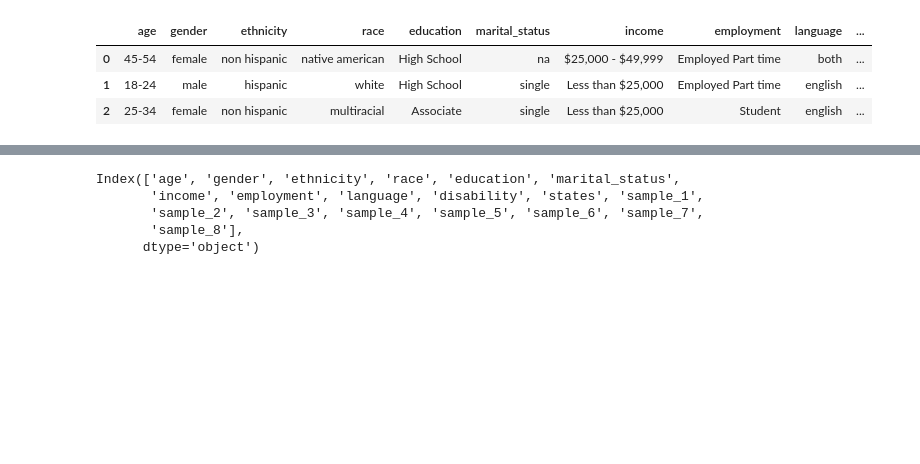
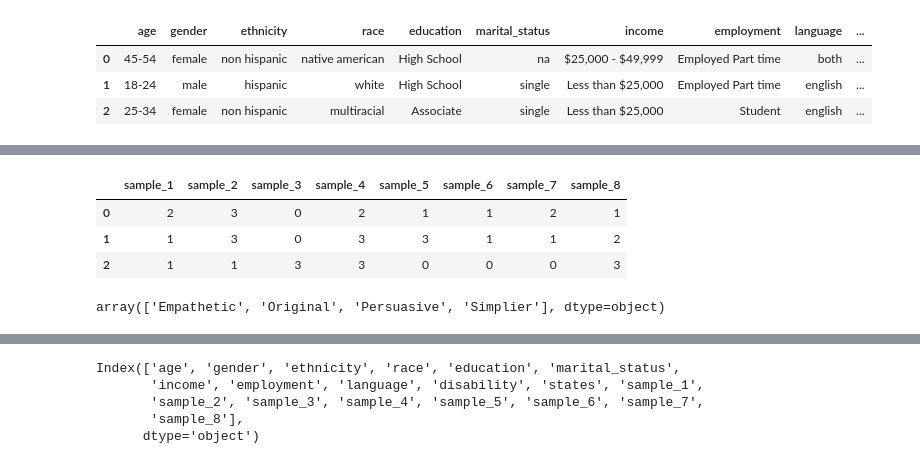
Before and after one commit to esoto15/text-tone-preference-analysis, a Jupyter notebook: main.ipynb, the cells around one changed output, grey strips where cells are left out. Drawn from its saved outputs; the diff is of its cells as text; code cells hidden in the pictures; blank space fills up the shorter version.

```diff
--- a/main.ipynb
+++ b/main.ipynb
@@ -32,0 +61,13 @@ df.head(3)
+# %%
+from sklearn.preprocessing import LabelEncoder
+
+# Create an instance of LabelEncoder
+encoder = LabelEncoder()
+tones['sample_1'] = encoder.fit_transform(tones['sample_1'])
+tones['sample_2'] = encoder.fit_transform(tones['sample_2'])
+tones['sample_3'] = encoder.fit_transform(tones['sample_3'])
+tones['sample_4'] = encoder.fit_transform(tones['sample_4'])
+tones['sample_5'] = encoder.fit_transform(tones['sample_5'])
+tones['sample_6'] = encoder.fit_transform(tones['sample_6'])
+tones['sample_7'] = encoder.fit_transform(tones['sample_7'])
+tones['sample_8'] = encoder.fit_transform(tones['sample_8'])
@@ -32,0 +112,11 @@ df.head(3)
+# %%
+tones.head(3)
+# %% [output]
+|  | sample_1 | sample_2 | sample_3 | sample_4 | sample_5 | sample_6 | sample_7 | sample_8 |
+| 0 | 2 | 3 | 0 | 2 | 1 | 1 | 2 | 1 |
+| 1 | 1 | 3 | 0 | 3 | 3 | 1 | 1 | 2 |
+| 2 | 1 | 1 | 3 | 3 | 0 | 0 | 0 | 3 |
+# %%
+encoder.classes_
+# %% [output]
+array(['Empathetic', 'Original', 'Persuasive', 'Simplier'], dtype=object)
```
Also changed, not shown: parts of 16 cells of this notebook, 15 other files.
